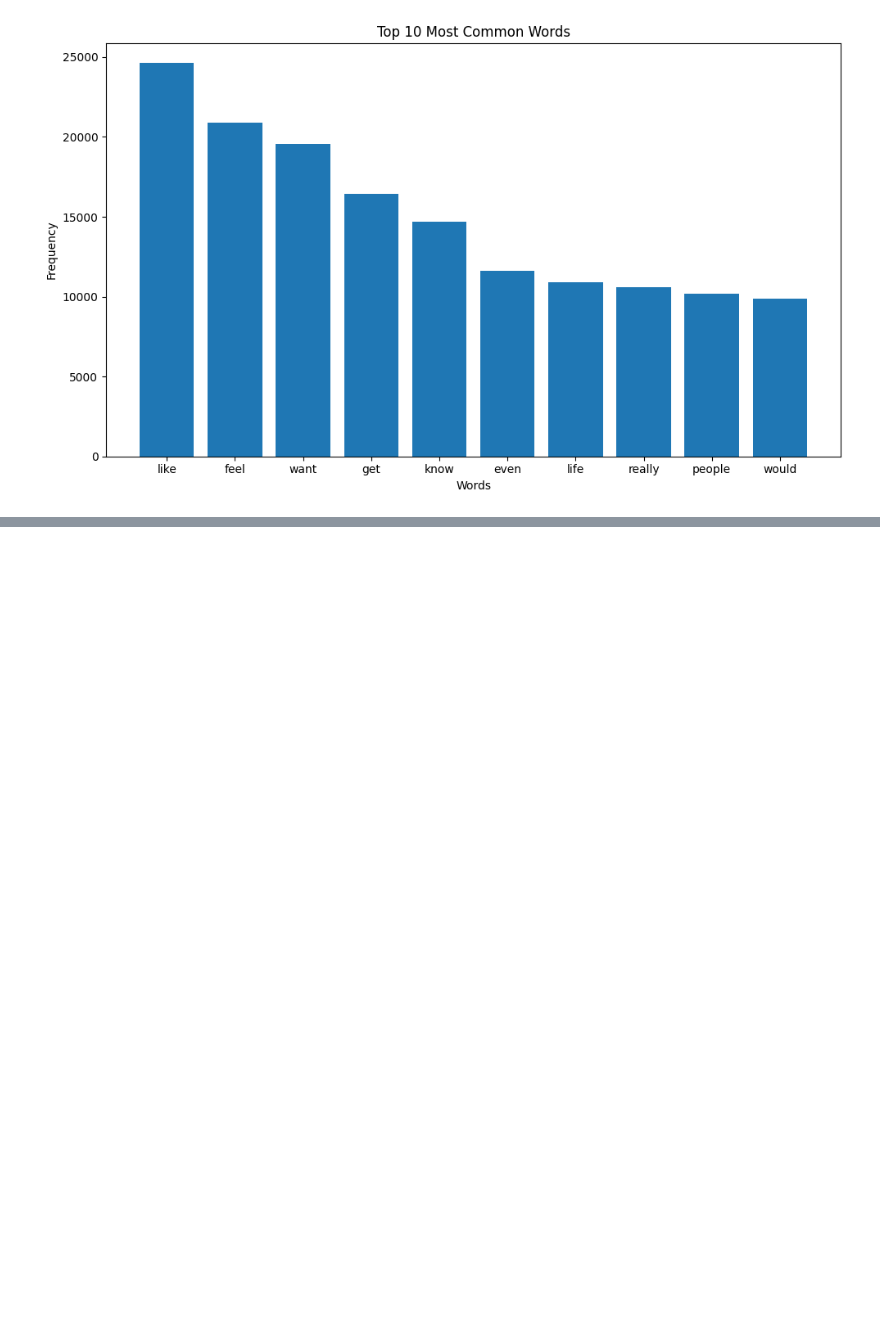
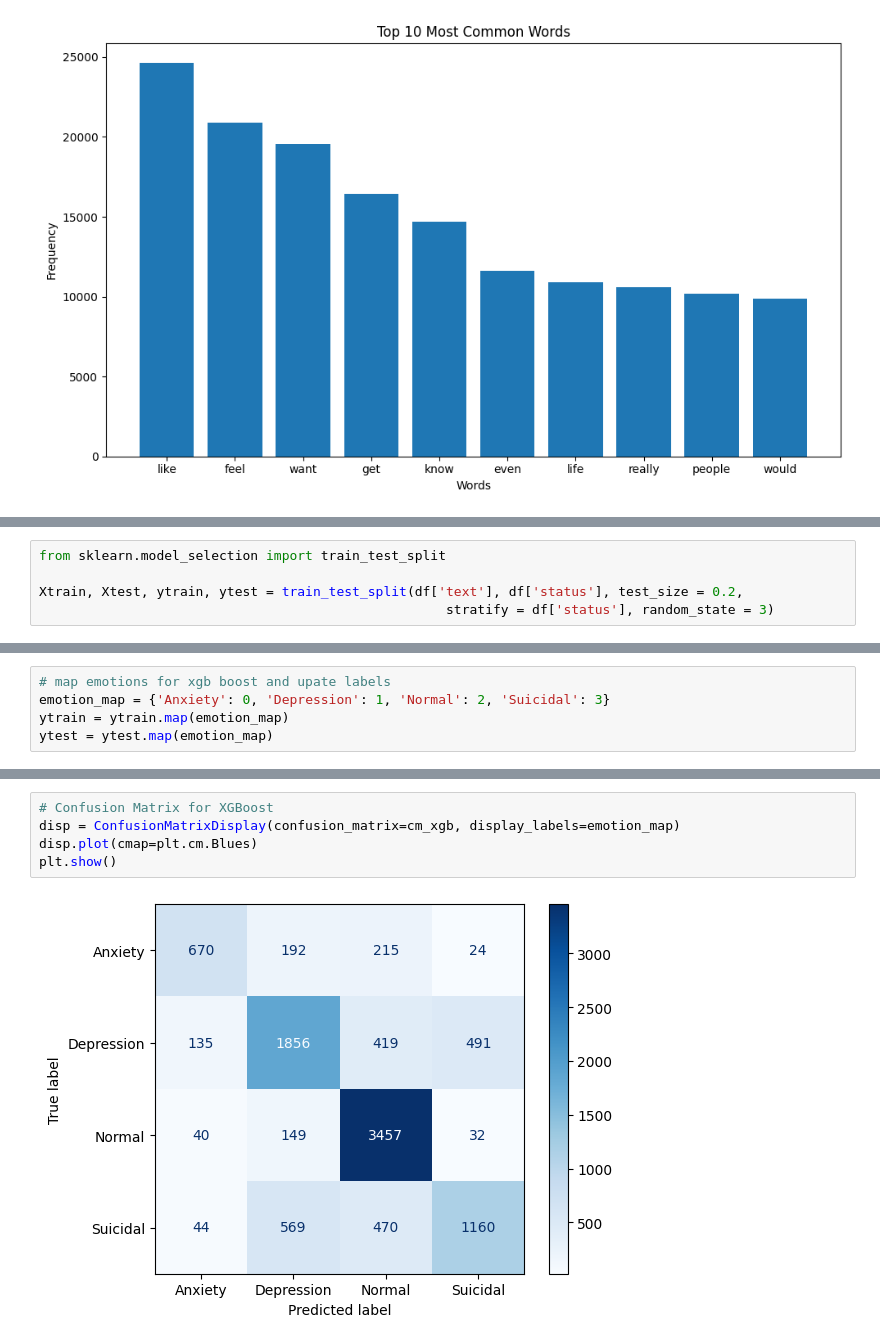
Before and after one commit to Ibrahim581/LIN_371_Project, a Jupyter notebook: Mental_Health_Analysis.ipynb, the cells around one changed output, grey strips where cells are left out. Cells and saved outputs as stored; diff of their text form; blank space fills up the shorter version.

```diff
--- a/Mental_Health_Analysis.ipynb
+++ b/Mental_Health_Analysis.ipynb
@@ -80,0 +83,5 @@ freq_df = plot_most_freq_words(text, stop_words)
+# %%
+from sklearn.model_selection import train_test_split
+
+Xtrain, Xtest, ytrain, ytest = train_test_split(df['text'], df['status'], test_size = 0.2,
+                                                    stratify = df['status'], random_state = 3)
@@ -80,0 +97,5 @@ freq_df = plot_most_freq_words(text, stop_words)
+# %%
+# map emotions for xgb boost and upate labels
+emotion_map = {'Anxiety': 0, 'Depression': 1, 'Normal': 2, 'Suicidal': 3}
+ytrain = ytrain.map(emotion_map)
+ytest = ytest.map(emotion_map)
@@ -80,0 +195,7 @@ freq_df = plot_most_freq_words(text, stop_words)
+# %%
+# Confusion Matrix for XGBoost
+disp = ConfusionMatrixDisplay(confusion_matrix=cm_xgb, display_labels=emotion_map)
+disp.plot(cmap=plt.cm.Blues)
+plt.show()
+# %% [output]
+[figure, added]
```
Also changed, not shown: parts of 21 cells of this notebook.
